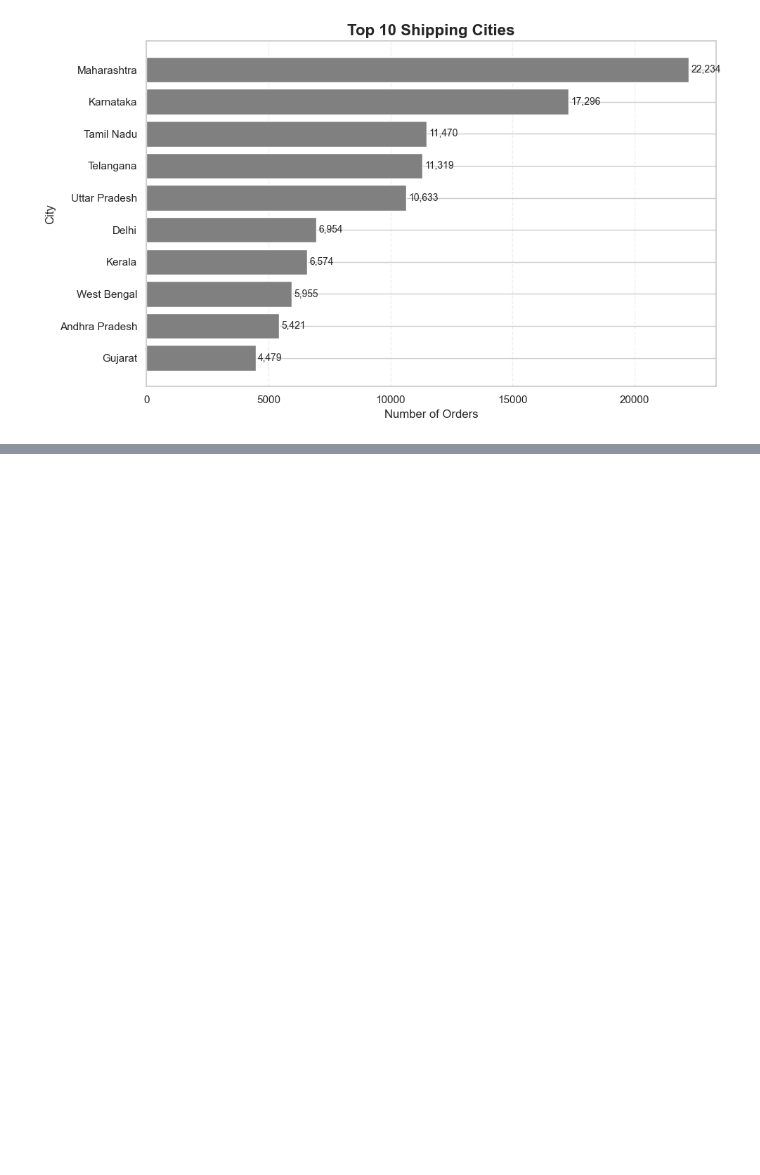
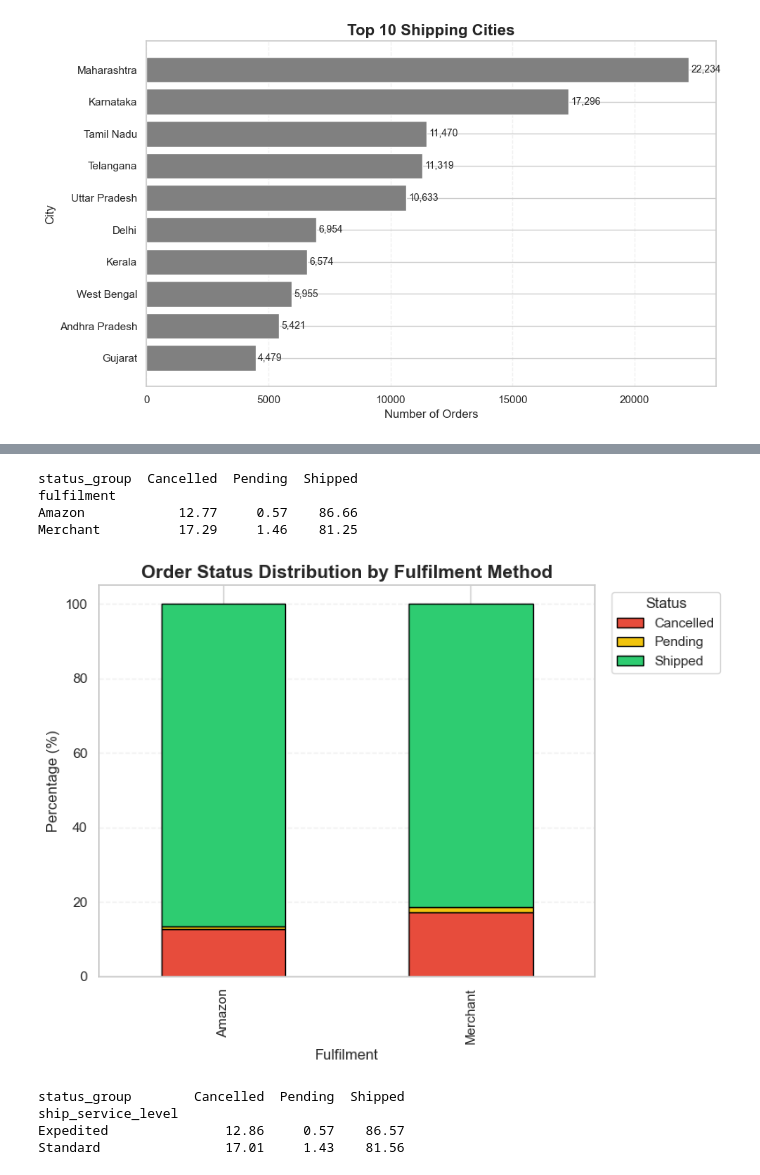
Before and after one commit to JayanthikaKrishnamoorthy/amazon-sales-data-analysis, a Jupyter notebook: Amazon_sales_report.ipynb, the cells around one changed output, grey strips where cells are left out. Drawn from its saved outputs; the diff is of its cells as text; code cells hidden in the pictures; blank space fills up the shorter version.

```diff
--- a/Amazon_sales_report.ipynb
+++ b/Amazon_sales_report.ipynb
@@ -940,0 +1185,8 @@ plt.show()
+# %%
+df['year'] = df['Date'].dt.year
+df['month'] = df['Date'].dt.month_name()
+df['month_number'] = df['Date'].dt.month
+df['day'] = df['Date'].dt.day
+df['weekday'] = df['Date'].dt.day_name()
+# %%
+df.drop(columns=['Order ID', 'Date'], inplace=True)
@@ -940,0 +1232,44 @@ plt.show()
+# %%
+status_fulfilment = (
+    pd.crosstab(
+        df['fulfilment'],
+        df['status_group'],
+        normalize='index'
+    ) * 100
+).round(2)
+
+print(status_fulfilment)
+# %% [output]
+status_group  Cancelled  Pending  Shipped
+fulfilment
+Amazon            12.77     0.57    86.66
+Merchant          17.29     1.46    81.25
+# %%
+import matplotlib.pyplot as plt
+
+status_fulfilment.plot(
+    kind='bar',
+    stacked=True,
+    figsize=(8,6),
+    color=['#e74c3c', '#f1c40f', '#2ecc71'],
+    edgecolor='black'
+)
+
+plt.title(
+    "Order Status Distribution by Fulfilment Method",
+    fontsize=15,
+    fontweight='bold'
+)
+
+plt.xlabel("Fulfilment")
+plt.ylabel("Percentage (%)")
+
+plt.legend(title="Status", bbox_to_anchor=(1.02, 1), loc='upper left')
+
+plt.grid(axis='y', linestyle='--', alpha=0.3)
+
+plt.tight_layout()
+
+plt.show()
+# %% [output]
+[figure, added]
@@ -940,0 +1278,15 @@ plt.show()
+# %%
+service_status = (
+    pd.crosstab(
+        df['ship_service_level'],
+        df['status_group'],
+        normalize='index'
+    ) * 100
+).round(2)
+
+print(service_status)
+# %% [output]
+status_group        Cancelled  Pending  Shipped
+ship_service_level
+Expedited               12.86     0.57    86.57
+Standard                17.01     1.43    81.56
```
Also changed, not shown: parts of 56 cells of this notebook, 3 other files.
